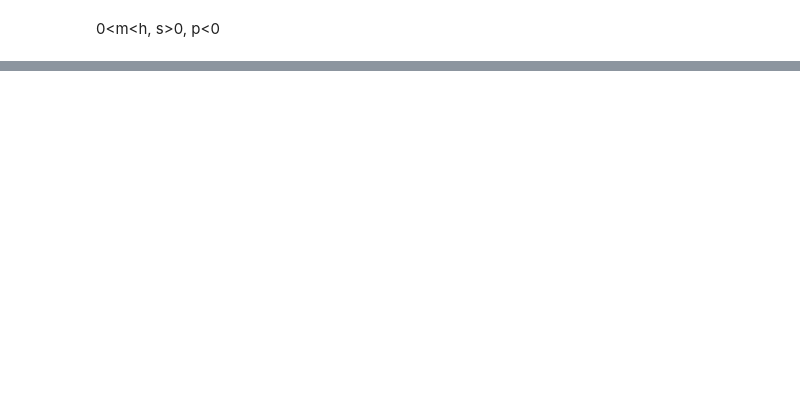
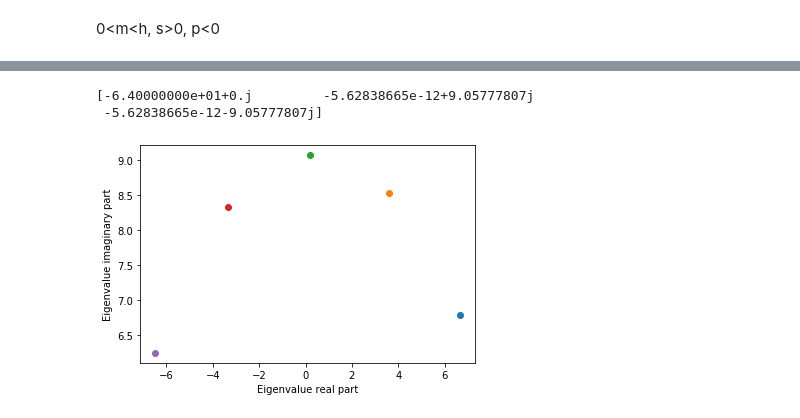
Before and after one commit to jarzavala/LA-Brown-JRitt, a Jupyter notebook: Project.ipynb, the cells around one changed output, grey strips where cells are left out. Saved outputs shown, nothing was run; the diff lists cells and outputs as text; code cells hidden in the pictures; blank space fills up the shorter version.

```diff
--- a/Project.ipynb
+++ b/Project.ipynb
@@ -197,0 +352,19 @@ print(y_out[-1,0], y_out[-1,1], y_out[-1,2])
+# %%
+evals_vec = np.linalg.eig(J)
+print(evals_vec[0])
+# %% [output]
+[-6.40000000e+01+0.j         -5.62838665e-12+9.05777807j
+ -5.62838665e-12-9.05777807j]
+# %%
+Iapp_list = [-0.1, -0.05, 0, 0.05, 0.1]
+for Iapp in Iapp_list:
+    ode_args = {'Iapp':Iapp, 'E':E, 'F':F, 'G':G, 'g':35,'h':25,'m':4,'s':15, 'y0':0, 'p':-20, 'z0':0, 'r':10, 'x0':0, 'q':10}
+    fixp = fsolve(hhf_roots,[0.5,0.5,0.5], args= (ode_args,))
+    J = hhf_jacobian(fixp,ode_args)
+    evals_vec = np.linalg.eig(J)
+    eigval = evals_vec[0][1]
+    plt.plot(np.real(eigval),np.imag(eigval),'-o')
+    plt.xlabel('Eigenvalue real part')
+    plt.ylabel('Eigenvalue imaginary part')
+# %% [output]
+[figure, added]
```
Also changed, not shown: parts of 7 cells of this notebook.
